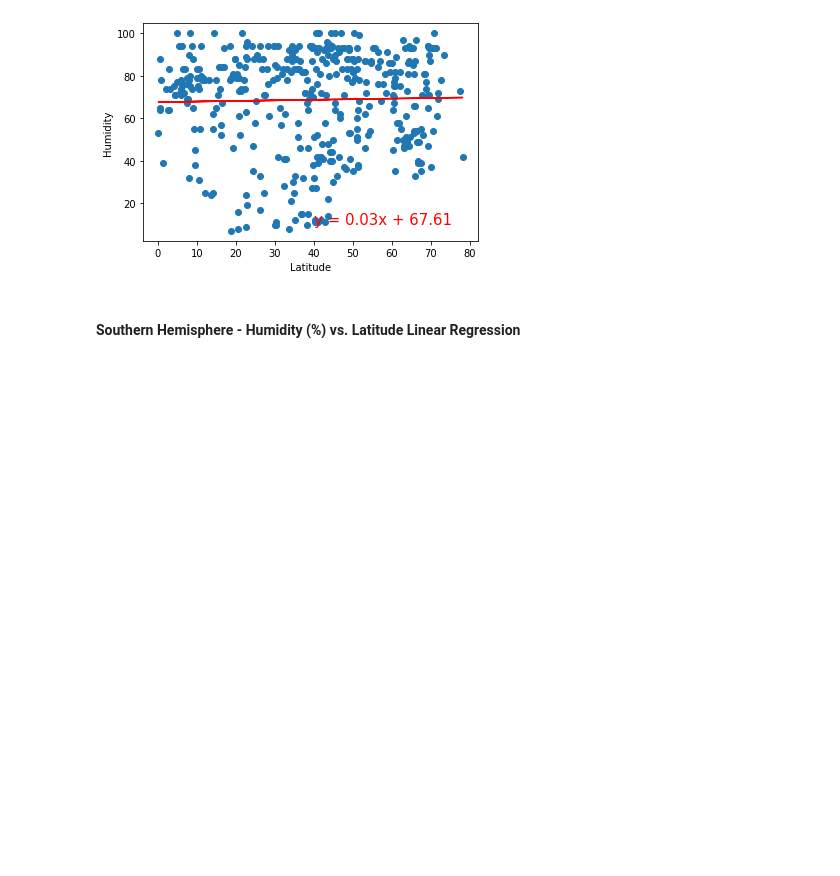
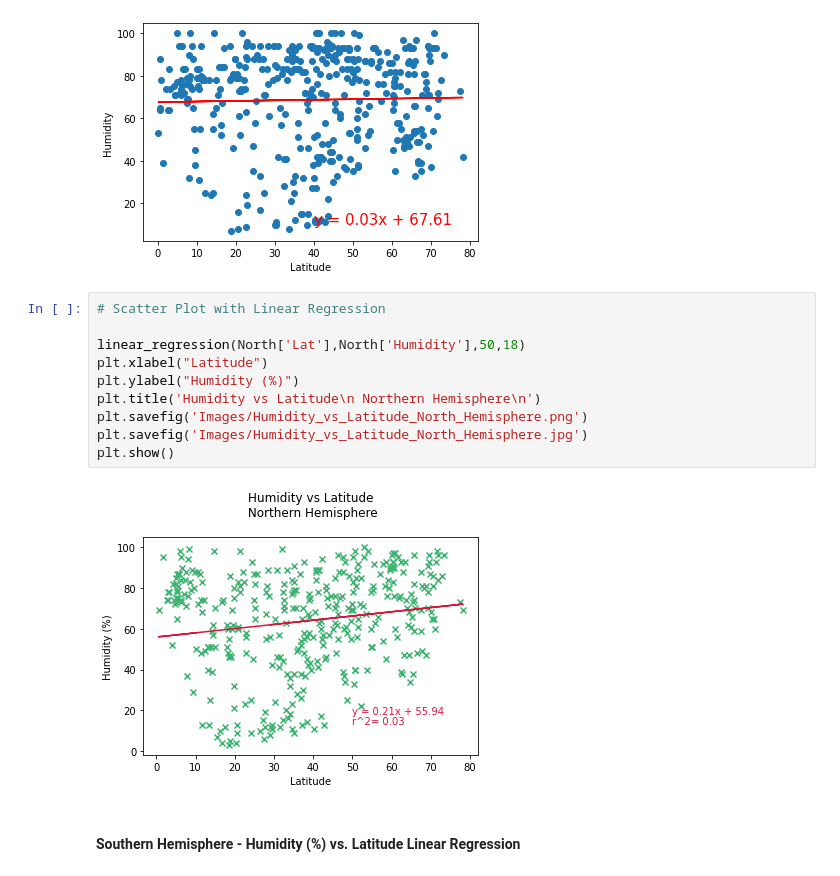
Before and after one commit to uldom/Python_API_Challenge, a Jupyter notebook: WeatherPy/WeatherPy.ipynb, the cells around one changed output. Cells and saved outputs as stored; diff of their text form; blank space fills up the shorter version.

Commit message:
Linear Regression in progress

```diff
--- a/WeatherPy/WeatherPy.ipynb
+++ b/WeatherPy/WeatherPy.ipynb
@@ -495,5 +495,17 @@ plt.show()
 # %% [output]
 The r-value is: 0.000543987878808455
 [figure]
+# %%
+# Scatter Plot with Linear Regression
+
+linear_regression(North['Lat'],North['Humidity'],50,18)
+plt.xlabel("Latitude")
+plt.ylabel("Humidity (%)")
+plt.title('Humidity vs Latitude\n Northern Hemisphere\n')
+plt.savefig('Images/Humidity_vs_Latitude_North_Hemisphere.png')
+plt.savefig('Images/Humidity_vs_Latitude_North_Hemisphere.jpg')
+plt.show()
+# %% [output]
+[figure, added]
 # %% [markdown]
 ####  Southern Hemisphere - Humidity (%) vs. Latitude Linear Regression
```
Also changed, not shown: parts of 6 cells of this notebook, 6 other files.
